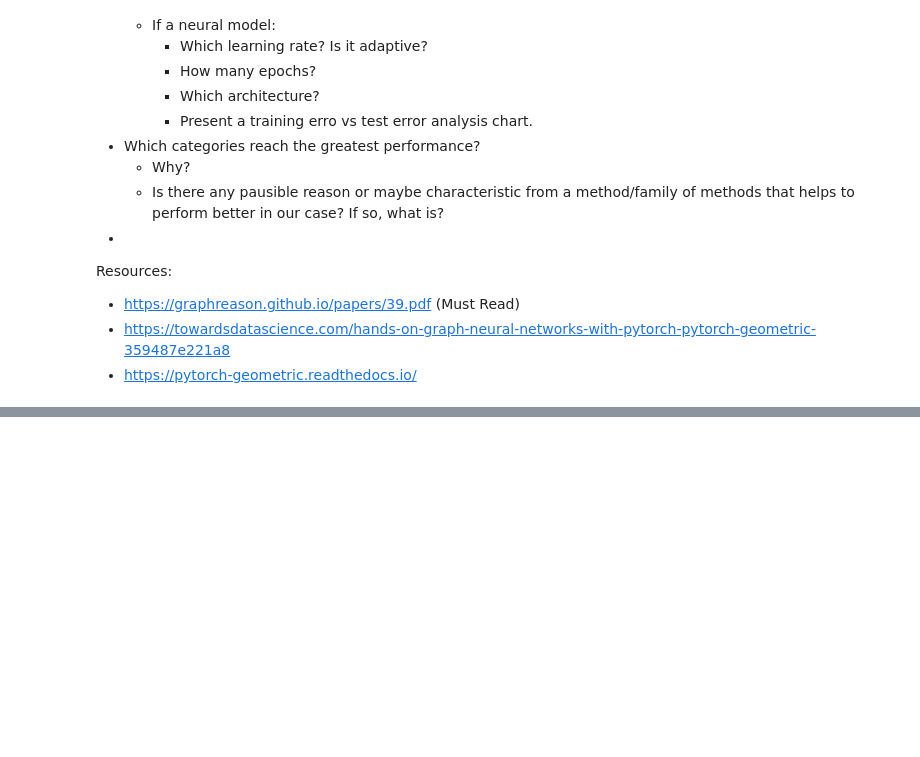
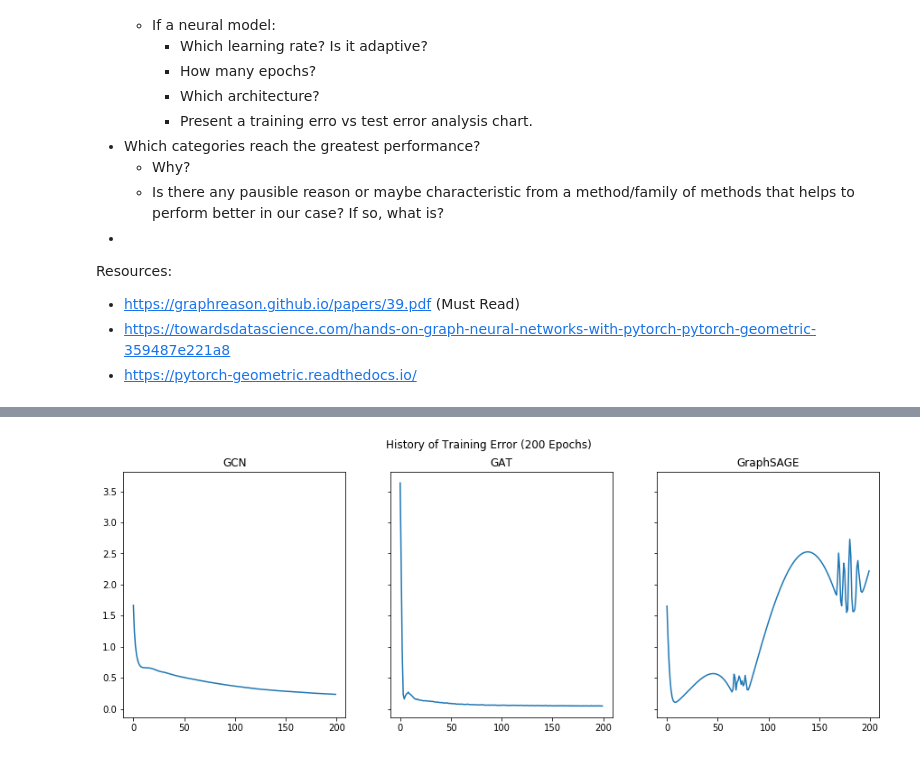
Before and after one commit to Guilherme26/mono1, a Jupyter notebook: analysis/analysis.ipynb, the cells around one changed output, grey strips where cells are left out. Cells and saved outputs as stored; diff of their text form; code cells hidden in the pictures; blank space fills up the shorter version.

```diff
--- a/analysis/analysis.ipynb
+++ b/analysis/analysis.ipynb
@@ -249,8 +341,4 @@ models_metrics = calculate_statistics(models_metrics)
 import matplotlib.pyplot as plt
 import json
 
-models_histories = json.load(open("../pipeline/models_histories.json"))
+models_histories = json.load(open("../pipeline/results/one_layer_models/models_histories_1_256.json"))
-# %%
-for model, history in models_histories.items():
-    plt.plot(range(len(history)), history)
-    plt.show()
@@ -260,0 +345,14 @@ for model, history in models_histories.items():
+# %%
+from pylab import rcParams
+rcParams['figure.figsize'] = (15, 5)
+
+fig, ax = plt.subplots(1, 3, sharey=True)
+models = ["GCN", "GAT", "GraphSAGE"]
+for i, (model, history) in enumerate(models_histories.items()):
+    ax[i].plot(range(len(history)), history)
+    ax[i].set_title(models[i])
+
+plt.suptitle("History of Training Error (200 Epochs)")
+plt.show()
+# %% [output]
+[figure, added]
```
Also changed, not shown: parts of 28 cells of this notebook, 7 other files.
